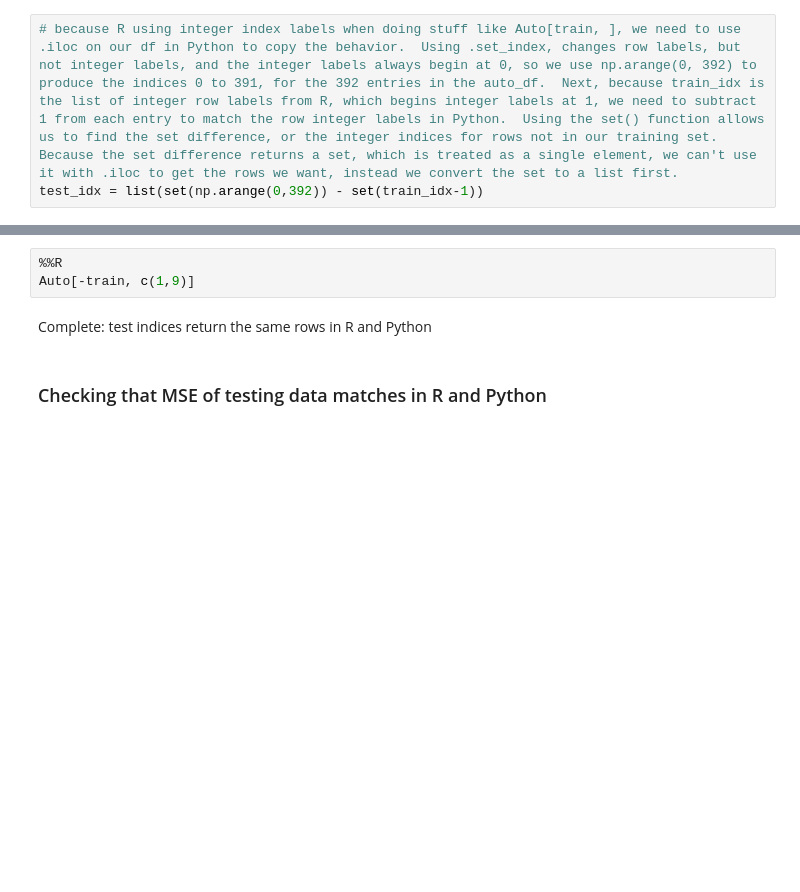
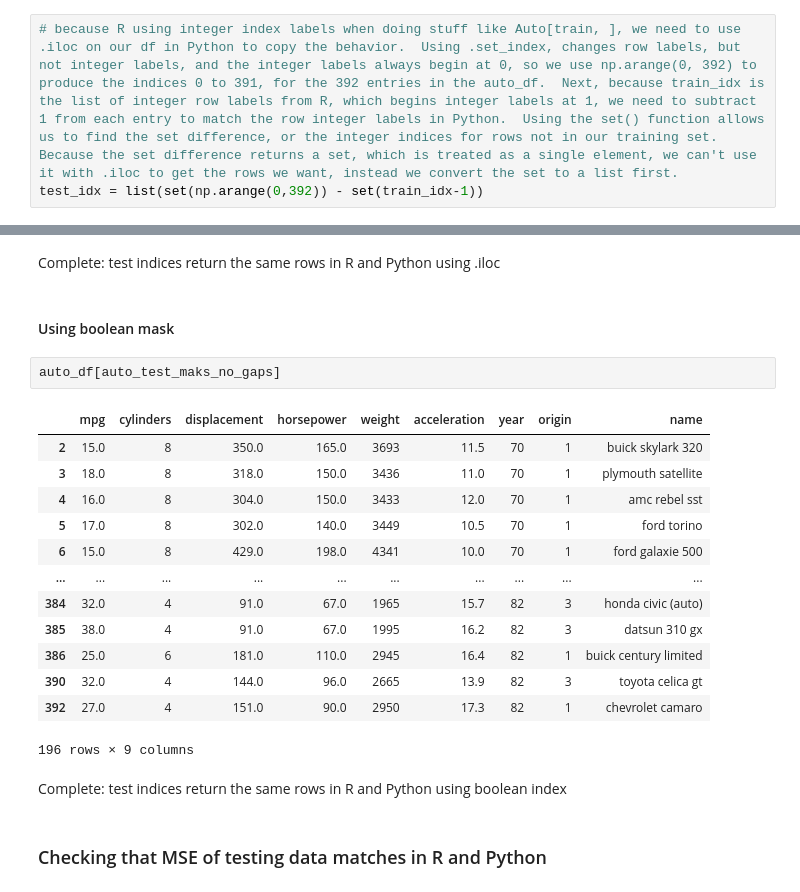
Before and after one commit to papir805/ISLR2, a Jupyter notebook: Python/chp5 - Resampling Methods/labs/chp_5_lab_me.ipynb, the cells around one changed output, grey strips where cells are left out. Cells and saved outputs as stored; diff of their text form; blank space fills up the shorter version.

```diff
--- a/Python/chp5 - Resampling Methods/labs/chp_5_lab_me.ipynb
+++ b/Python/chp5 - Resampling Methods/labs/chp_5_lab_me.ipynb
@@ -106,8 +288,25 @@ auto_df.iloc[test_idx]
-# %%
-%%R
-Auto[-train, c(1,9)]
 # %% [markdown]
-Complete: test indices return the same rows in R and Python
+Complete: test indices return the same rows in R and Python using .iloc
+# %% [markdown]
+#### Using boolean mask
+# %%
+auto_df[auto_test_maks_no_gaps]
+# %% [output]
+|  | mpg | cylinders | displacement | horsepower | weight | acceleration | year | origin | name |
+| 2 | 15.0 | 8 | 350.0 | 165.0 | 3693 | 11.5 | 70 | 1 | buick skylark 320 |
+| 3 | 18.0 | 8 | 318.0 | 150.0 | 3436 | 11.0 | 70 | 1 | plymouth satellite |
+| 4 | 16.0 | 8 | 304.0 | 150.0 | 3433 | 12.0 | 70 | 1 | amc rebel sst |
+| 5 | 17.0 | 8 | 302.0 | 140.0 | 3449 | 10.5 | 70 | 1 | ford torino |
+| 6 | 15.0 | 8 | 429.0 | 198.0 | 4341 | 10.0 | 70 | 1 | ford galaxie 500 |
+| ... | ... | ... | ... | ... | ... | ... | ... | ... | ... |
+| 384 | 32.0 | 4 | 91.0 | 67.0 | 1965 | 15.7 | 82 | 3 | honda civic (auto) |
+| 385 | 38.0 | 4 | 91.0 | 67.0 | 1995 | 16.2 | 82 | 3 | datsun 310 gx |
+| 386 | 25.0 | 6 | 181.0 | 110.0 | 2945 | 16.4 | 82 | 1 | buick century limited |
+| 390 | 32.0 | 4 | 144.0 | 96.0 | 2665 | 13.9 | 82 | 3 | toyota celica gt |
+| 392 | 27.0 | 4 | 151.0 | 90.0 | 2950 | 17.3 | 82 | 1 | chevrolet camaro |
+196 rows × 9 columns
+# %% [markdown]
+Complete: test indices return the same rows in R and Python using boolean index
 # %% [markdown]
 ### Checking that MSE of testing data matches in R and Python
 # %%
```
Also changed, not shown: parts of 155 cells of this notebook, 1 other file.
